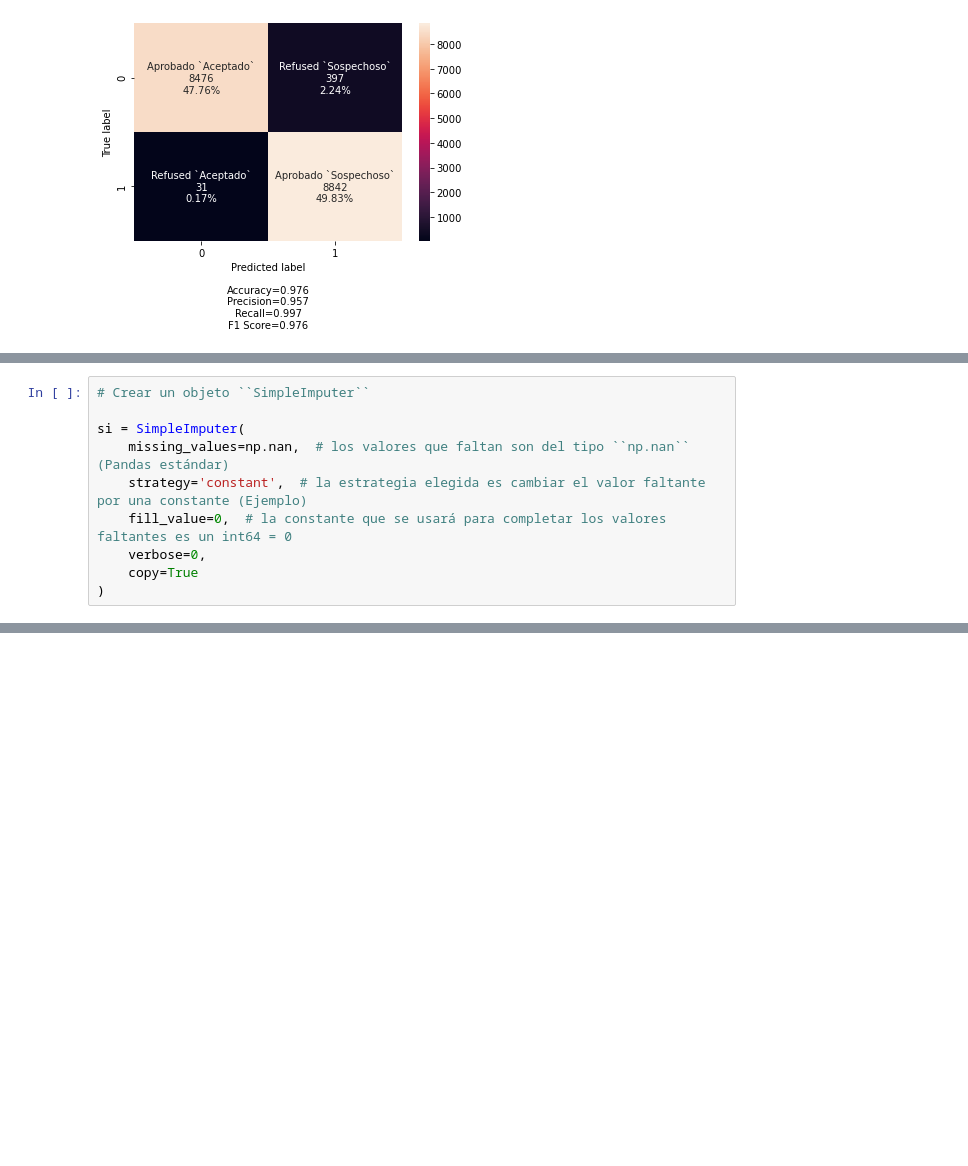
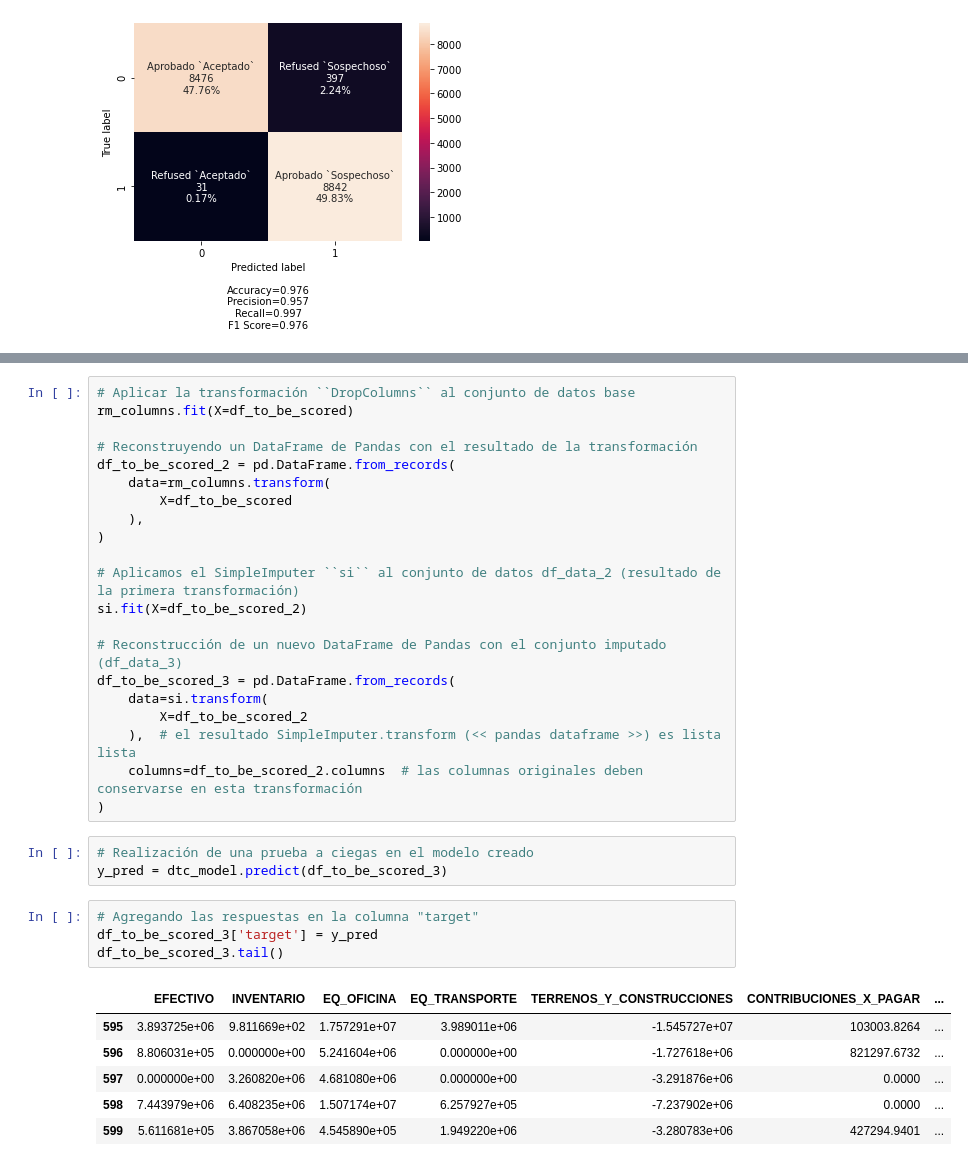
Before and after one commit to DavidCastilloAlvarado/desafio-4-2020, a Jupyter notebook: ibm-challenge-4-compusoluciones.ipynb, the cells around one changed output, grey strips where cells are left out. Drawn from its saved outputs; the diff is of its cells as text; blank space fills up the shorter version.

Commit message:
Notebook actualizado para el envío

```diff
--- a/ibm-challenge-4-compusoluciones.ipynb
+++ b/ibm-challenge-4-compusoluciones.ipynb
@@ -1083,10 +700,0 @@ Ud puede usar otras estrategias, pero deben ser con Transforms
-# %%
-# Crear un objeto ``SimpleImputer``
-
-si = SimpleImputer(
-    missing_values=np.nan,  # los valores que faltan son del tipo ``np.nan`` (Pandas estándar)
-    strategy='constant',  # la estrategia elegida es cambiar el valor faltante por una constante (Ejemplo)
-    fill_value=0,  # la constante que se usará para completar los valores faltantes es un int64 = 0
-    verbose=0,
-    copy=True
-)
@@ -1393,0 +767,35 @@ Usted necesitará del endpoint url de su modelo y las credenciales de WML :)
+# %%
+# Aplicar la transformación ``DropColumns`` al conjunto de datos base
+rm_columns.fit(X=df_to_be_scored)
+
+# Reconstruyendo un DataFrame de Pandas con el resultado de la transformación
+df_to_be_scored_2 = pd.DataFrame.from_records(
+    data=rm_columns.transform(
+        X=df_to_be_scored
+    ),
+)
+
+# Aplicamos el SimpleImputer ``si`` al conjunto de datos df_data_2 (resultado de la primera transformación)
+si.fit(X=df_to_be_scored_2)
+
+# Reconstrucción de un nuevo DataFrame de Pandas con el conjunto imputado (df_data_3)
+df_to_be_scored_3 = pd.DataFrame.from_records(
+    data=si.transform(
+        X=df_to_be_scored_2
+    ),  # el resultado SimpleImputer.transform (<< pandas dataframe >>) es lista lista
+    columns=df_to_be_scored_2.columns  # las columnas originales deben conservarse en esta transformación
+)
+# %%
+# Realización de una prueba a ciegas en el modelo creado
+y_pred = dtc_model.predict(df_to_be_scored_3)
+# %%
+# Agregando las respuestas en la columna "target"
+df_to_be_scored_3['target'] = y_pred
+df_to_be_scored_3.tail()
+# %% [output]
+|  | EFECTIVO | INVENTARIO | EQ_OFICINA | EQ_TRANSPORTE | TERRENOS_Y_CONSTRUCCIONES | CONTRIBUCIONES_X_PAGAR | ... |
+| 595 | 3.893725e+06 | 9.811669e+02 | 1.757291e+07 | 3.989011e+06 | -1.545727e+07 | 103003.8264 | ... |
+| 596 | 8.806031e+05 | 0.000000e+00 | 5.241604e+06 | 0.000000e+00 | -1.727618e+06 | 821297.6732 | ... |
+| 597 | 0.000000e+00 | 3.260820e+06 | 4.681080e+06 | 0.000000e+00 | -3.291876e+06 | 0.0000 | ... |
+| 598 | 7.443979e+06 | 6.408235e+06 | 1.507174e+07 | 6.257927e+05 | -7.237902e+06 | 0.0000 | ... |
+| 599 | 5.611681e+05 | 3.867058e+06 | 4.545890e+05 | 1.949220e+06 | -3.280783e+06 | 427294.9401 | ... |
```
Also changed, not shown: parts of 145 cells of this notebook, 3 other files.
